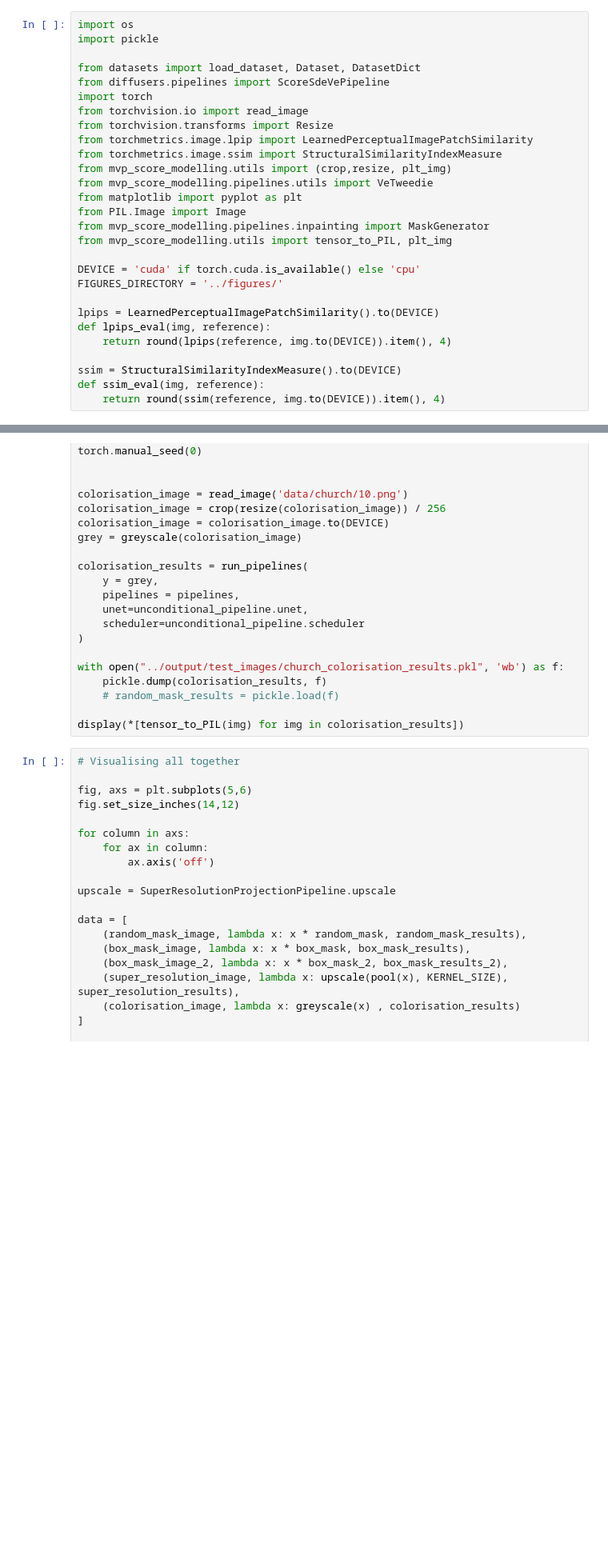
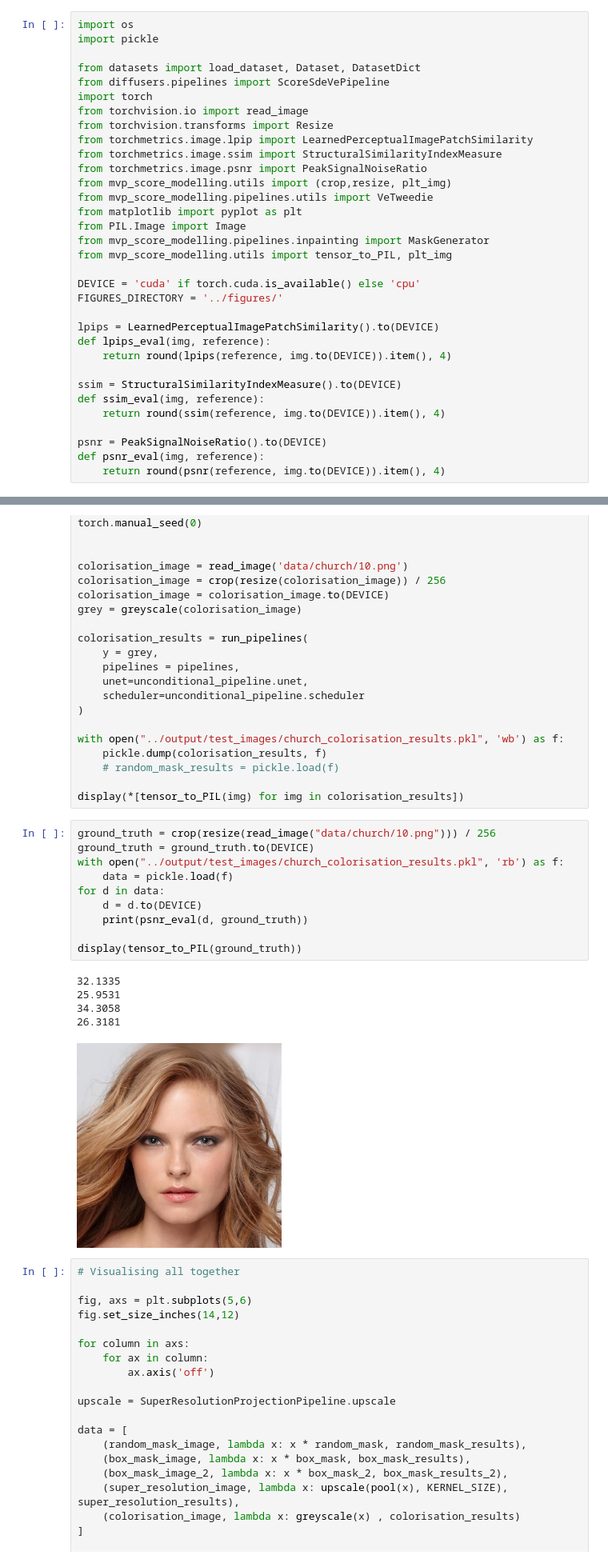
Before and after one commit to MarkHaoxiang/mvp-score-modelling, a Jupyter notebook: notebooks/visualisation.ipynb, the cells around one changed output, grey strips where cells are left out. Shown at 80% size. Cells and saved outputs as stored; diff of their text form; blank space fills up the shorter version.

Commit message:
Visualisation snippet for psnr

```diff
--- a/notebooks/visualisation.ipynb
+++ b/notebooks/visualisation.ipynb
@@ -9,6 +9,7 @@ from torchvision.io import read_image
 from torchvision.transforms import Resize
 from torchmetrics.image.lpip import LearnedPerceptualImagePatchSimilarity
 from torchmetrics.image.ssim import StructuralSimilarityIndexMeasure
+from torchmetrics.image.psnr import PeakSignalNoiseRatio
 from mvp_score_modelling.utils import (crop,resize, plt_img)
 from mvp_score_modelling.pipelines.utils import VeTweedie
 from matplotlib import pyplot as plt
@@ -26,6 +27,10 @@ def lpips_eval(img, reference):
 ssim = StructuralSimilarityIndexMeasure().to(DEVICE)
 def ssim_eval(img, reference):
     return round(ssim(reference, img.to(DEVICE)).item(), 4)
+
+psnr = PeakSignalNoiseRatio().to(DEVICE)
+def psnr_eval(img, reference):
+    return round(psnr(reference, img.to(DEVICE)).item(), 4)
 # %%
 # PRETRAINED = "google/ncsnpp-celebahq-256"
 PRETRAINED = "google/ncsnpp-church-256"
@@ -241,6 +244,22 @@ with open("../output/test_images/church_colorisation_results.pkl", 'wb') as f:
     # random_mask_results = pickle.load(f)
 
 display(*[tensor_to_PIL(img) for img in colorisation_results])
+# %%
+ground_truth = crop(resize(read_image("data/church/10.png"))) / 256
+ground_truth = ground_truth.to(DEVICE)
+with open("../output/test_images/church_colorisation_results.pkl", 'rb') as f:
+    data = pickle.load(f)
+for d in data:
+    d = d.to(DEVICE)
+    print(psnr_eval(d, ground_truth))
+
+display(tensor_to_PIL(ground_truth))
+# %% [output]
+32.1335
+25.9531
+34.3058
+26.3181
+[figure, added]
 # %%
 # Visualising all together
 
```
Also changed, not shown: parts of 2 cells of this notebook.
